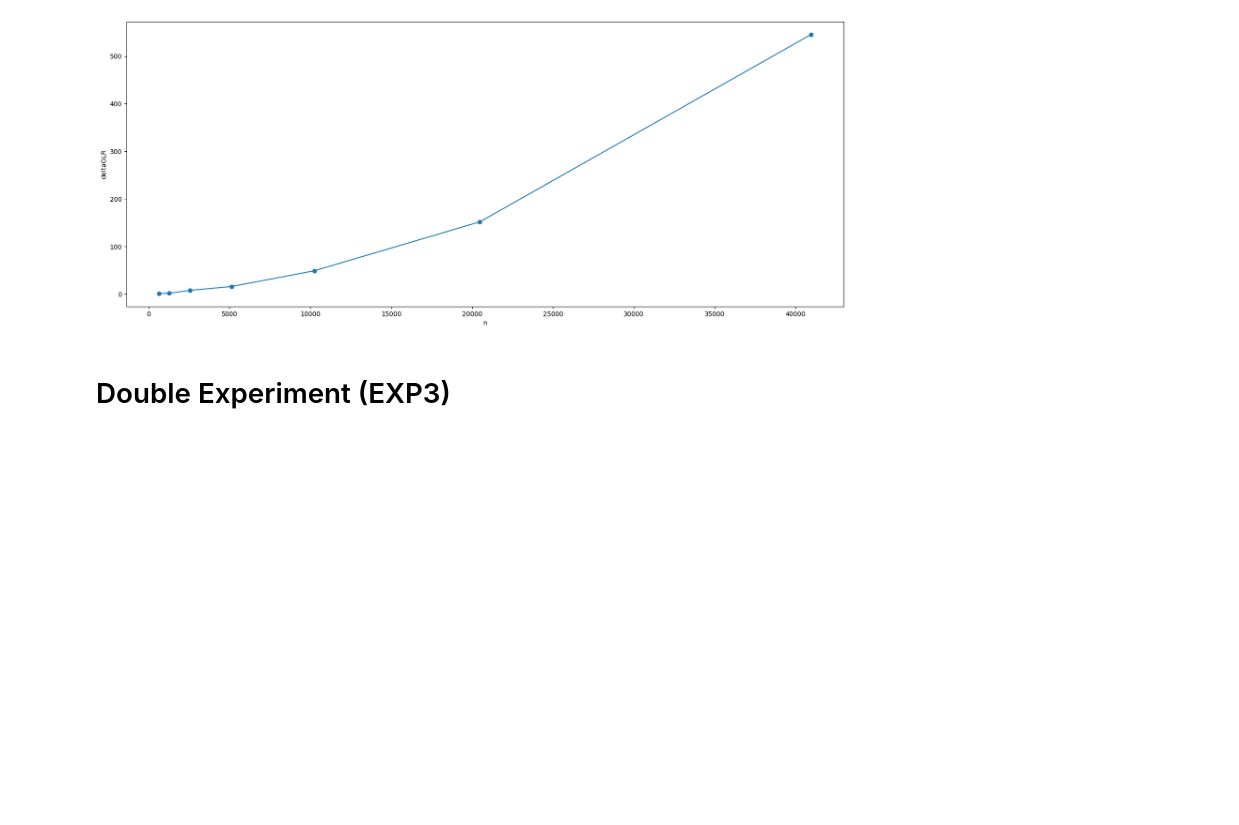
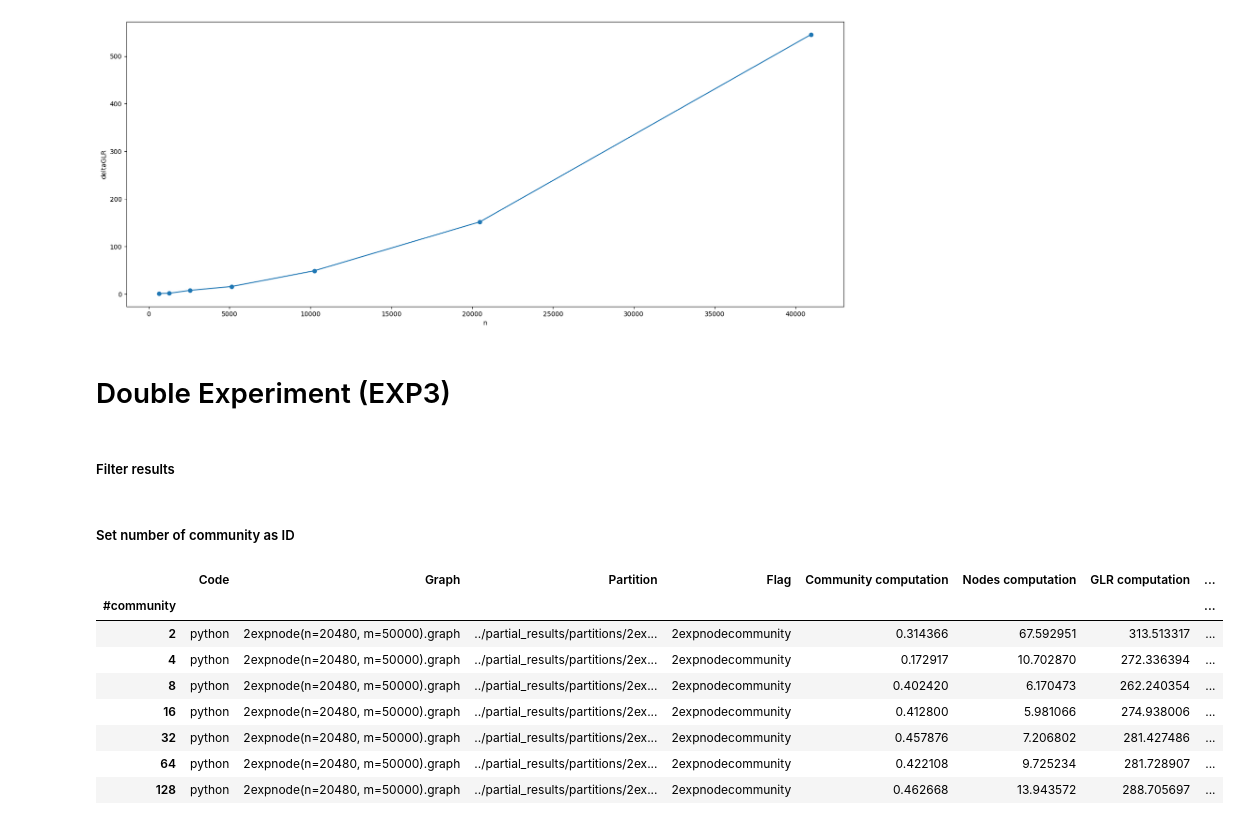
Before and after one commit to RobyBobby24/AlgorithmEngineering, a Jupyter notebook: analysis/double_experiment.ipynb, the cells around one changed output. Drawn from its saved outputs; the diff is of its cells as text; code cells hidden in the pictures; blank space fills up the shorter version.

```diff
--- a/analysis/double_experiment.ipynb
+++ b/analysis/double_experiment.ipynb
@@ -393,3 +393,5 @@ plot_column(dexpnode_ten, ["deltaGLR"])
 [figure]
 # %% [markdown]
 # Double Experiment (EXP3)
+# %% [markdown]
+##### Filter results
@@ -395,0 +401,21 @@ plot_column(dexpnode_ten, ["deltaGLR"])
+# %% [markdown]
+##### Set number of community as ID
+# %%
+def get_number_community(partition_name):
+    partition_name = partition_name.split("/")[-1]
+    partition_id = partition_name[len("partition"):]
+    return int(partition_id)
+
+dexpcommunity["#community"] = dexpcommunity['Partition'].apply(get_number_community)
+dexpcommunity.set_index("#community", inplace=True)
+dexpcommunity.sort_index(inplace=True)
+# %% [output]
+|  | Code | Graph | Partition | Flag | Community computation | Nodes computation | GLR computation | ... |
+| #community |  |  |  |  |  |  |  | ... |
+| 2 | python | 2expnode(n=20480, m=50000).graph | ../partial_results/partitions/2ex... | 2expnodecommunity | 0.314366 | 67.592951 | 313.513317 | ... |
+| 4 | python | 2expnode(n=20480, m=50000).graph | ../partial_results/partitions/2ex... | 2expnodecommunity | 0.172917 | 10.702870 | 272.336394 | ... |
+| 8 | python | 2expnode(n=20480, m=50000).graph | ../partial_results/partitions/2ex... | 2expnodecommunity | 0.402420 | 6.170473 | 262.240354 | ... |
+| 16 | python | 2expnode(n=20480, m=50000).graph | ../partial_results/partitions/2ex... | 2expnodecommunity | 0.412800 | 5.981066 | 274.938006 | ... |
+| 32 | python | 2expnode(n=20480, m=50000).graph | ../partial_results/partitions/2ex... | 2expnodecommunity | 0.457876 | 7.206802 | 281.427486 | ... |
+| 64 | python | 2expnode(n=20480, m=50000).graph | ../partial_results/partitions/2ex... | 2expnodecommunity | 0.422108 | 9.725234 | 281.728907 | ... |
+| 128 | python | 2expnode(n=20480, m=50000).graph | ../partial_results/partitions/2ex... | 2expnodecommunity | 0.462668 | 13.943572 | 288.705697 | ... |
```
Also changed, not shown: parts of 11 cells of this notebook.
